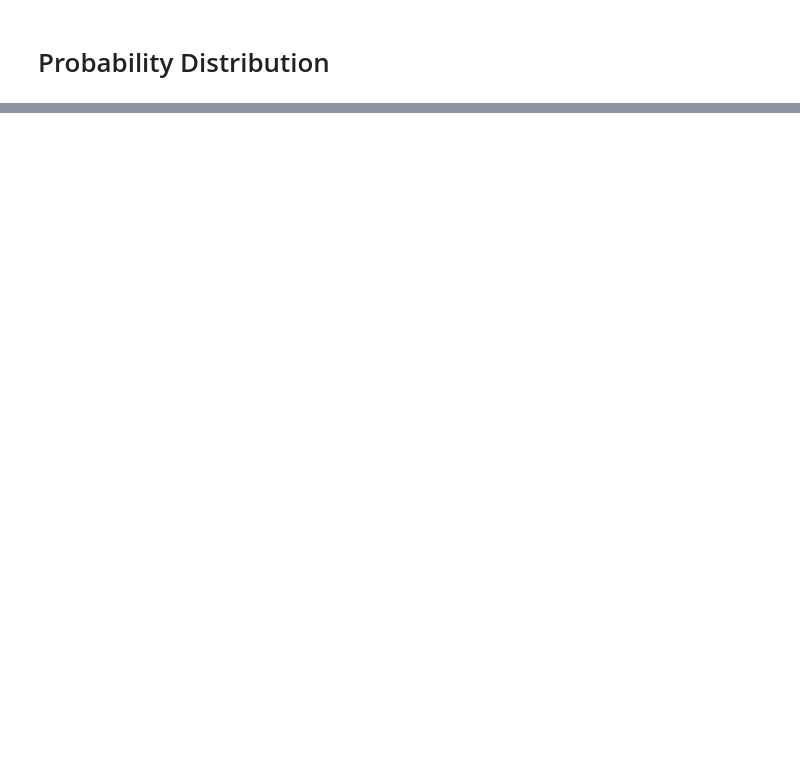
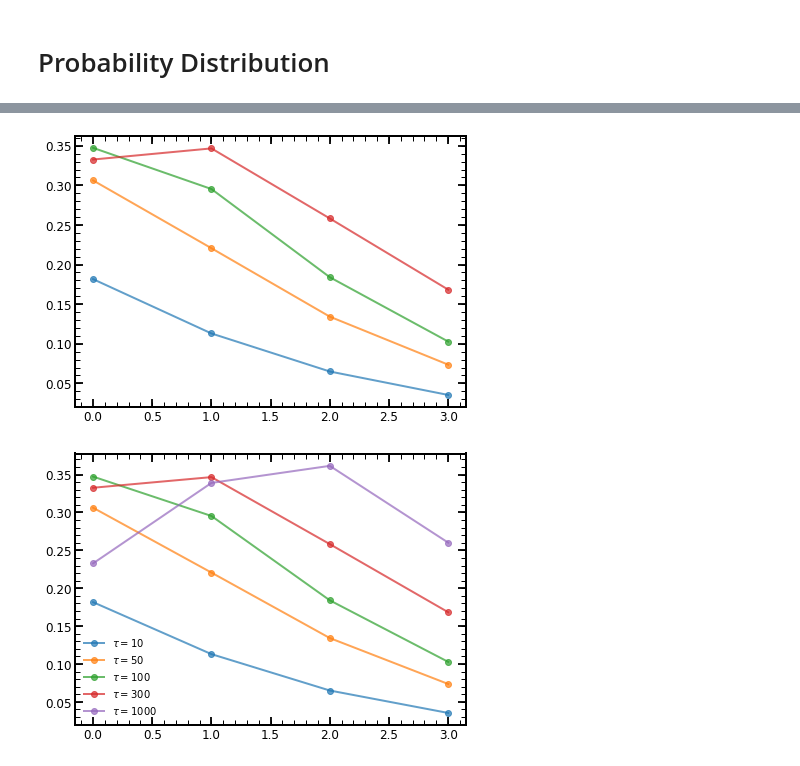
Before and after one commit to stacchella/variability_SFHs, a Jupyter notebook: notebooks/PSD_Analysis.ipynb, the cells around one changed output, grey strips where cells are left out. Saved outputs shown, nothing was run; the diff lists cells and outputs as text; code cells hidden in the pictures; blank space fills up the shorter version.

```diff
--- a/notebooks/PSD_Analysis.ipynb
+++ b/notebooks/PSD_Analysis.ipynb
@@ -1615,17 +1638,19 @@ for ii_slope in list_of_slopes:
 # %%
 
 
 fig, ax = plt.subplots(nrows=1, ncols=1, figsize=(7.0, 5))
 
 
 ax.plot(sigma_mat[2.0][10.0], '-o', lw=2, alpha=0.7, label=r'$\tau=10$')
 ax.plot(sigma_mat[2.0][50.0], '-o', lw=2, alpha=0.7, label=r'$\tau=50$')
 ax.plot(sigma_mat[2.0][100.0], '-o', lw=2, alpha=0.7, label=r'$\tau=100$')
 ax.plot(sigma_mat[2.0][300.0], '-o', lw=2, alpha=0.7, label=r'$\tau=300$')
-ax.plot(sigma_mat[2.0][500.0], '-o', lw=2, alpha=0.7, label=r'$\tau=500$')
 ax.plot(sigma_mat[2.0][1000.0], '-o', lw=2, alpha=0.7, label=r'$\tau=1000$')
 
 
 plt.legend(frameon=False)
 #plt.savefig(path_Figs + 'SFR_about_MS_b ' + list_sample_SFHs_str_simple[ii_SFH] + '.pdf', bbox_inches='tight', dpi=400)
 plt.show()
+# %% [output]
+[figure, added]
+[figure, added]
```
Also changed, not shown: parts of 28 cells of this notebook, 5 other files.
